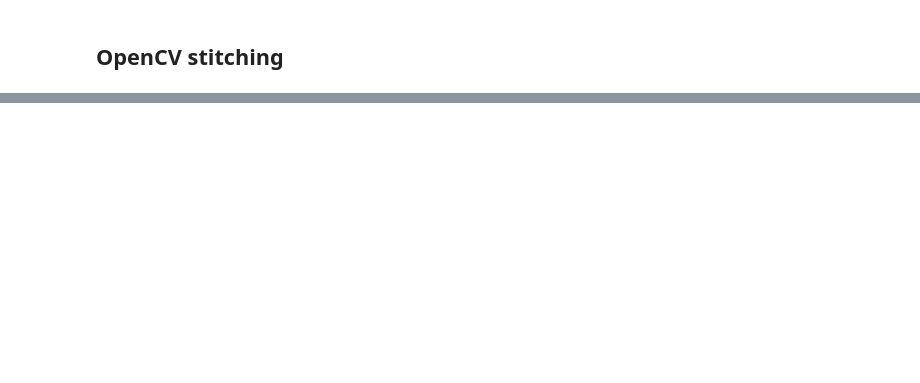
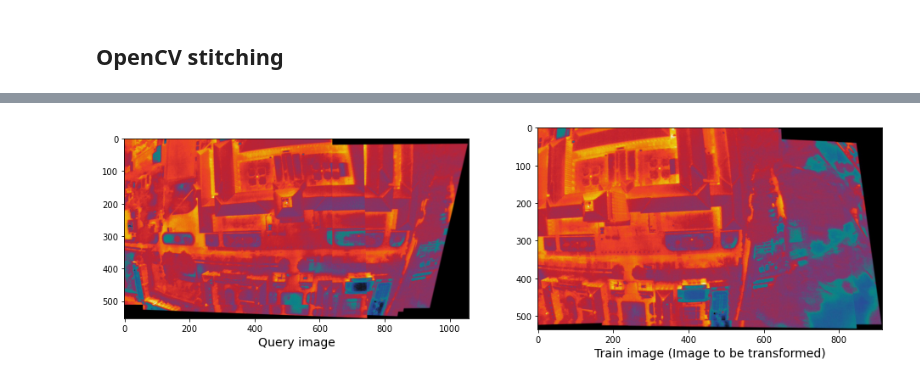
Before and after one commit to luke-scot/s4-thermal, a Jupyter notebook: drone-thermal-stitch.ipynb, the cells around one changed output, grey strips where cells are left out. Saved outputs shown, nothing was run; the diff lists cells and outputs as text; code cells hidden in the pictures; blank space fills up the shorter version.

```diff
--- a/drone-thermal-stitch.ipynb
+++ b/drone-thermal-stitch.ipynb
@@ -110,0 +118,22 @@ cv.imshow("Display",img)
+# %%
+usedImgs = [5,6]
+# read images and transform them to grayscale
+# Make sure that the train image is the image that will be transformed
+trainImg = imageio.imread('plots/stitch60-75.jpg')#merged.iloc[usedImgs[0]]['imgPath'])
+trainImg_gray = cv2.cvtColor(trainImg, cv2.COLOR_RGB2GRAY)
+
+queryImg = imageio.imread('plots/60-53.jpg')
+# Opencv defines the color channel in the order BGR.
+# Transform it to RGB to be compatible to matplotlib
+queryImg_gray = cv2.cvtColor(queryImg, cv2.COLOR_RGB2GRAY)
+
+fig, (ax1, ax2) = plt.subplots(nrows=1, ncols=2, constrained_layout=False, figsize=(16,9))
+ax1.imshow(queryImg, cmap="gray")
+ax1.set_xlabel("Query image", fontsize=14)
+
+ax2.imshow(trainImg, cmap="gray")
+ax2.set_xlabel("Train image (Image to be transformed)", fontsize=14)
+
+plt.show()
+# %% [output]
+[figure, added]
```
Also changed, not shown: parts of 21 cells of this notebook, 3 other files.
